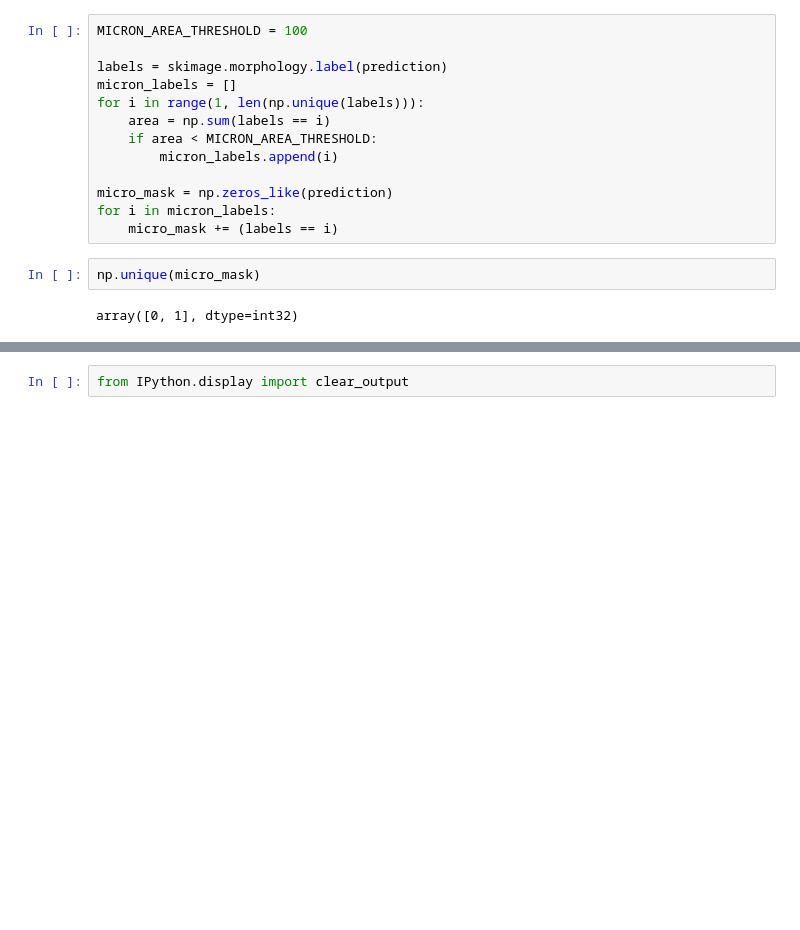
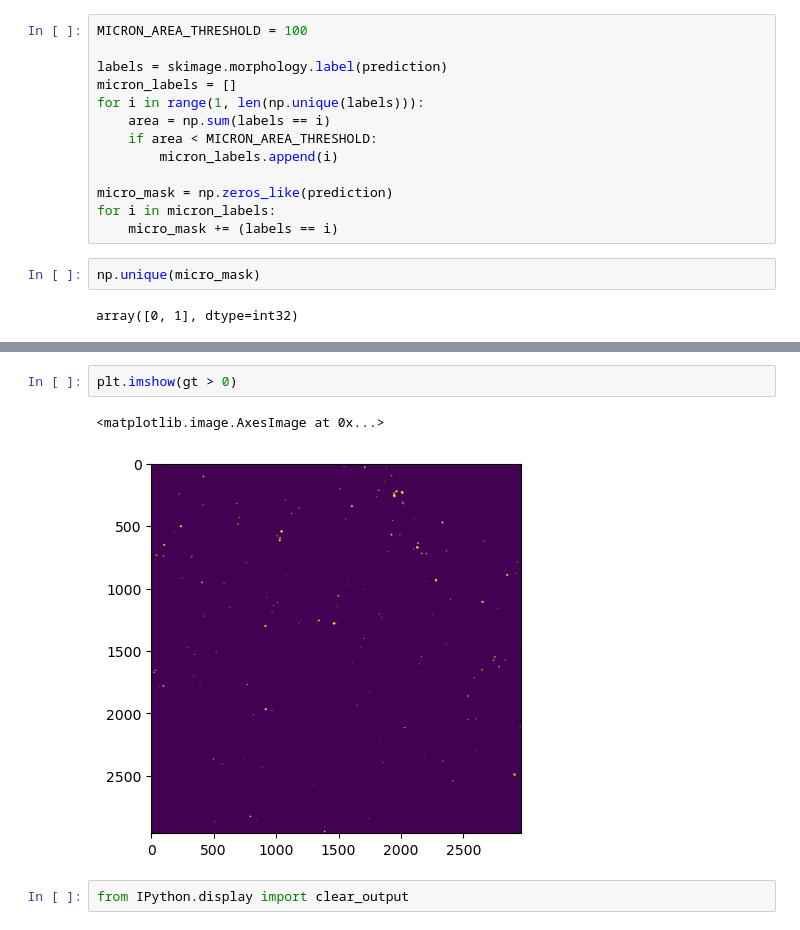
Before and after one commit to CaicedoLab/micronuclei-detection, a Jupyter notebook: baselines/finetune-microsam.ipynb, the cells around one changed output, grey strips where cells are left out. Drawn from its saved outputs; the diff is of its cells as text; blank space fills up the shorter version.

```diff
--- a/baselines/finetune-microsam.ipynb
+++ b/baselines/finetune-microsam.ipynb
@@ -314,3 +314,8 @@ plt.imshow(micro_mask)
+# %%
+plt.imshow(gt > 0)
+# %% [output]
+<matplotlib.image.AxesImage at 0x...>
+[figure, added]
 # %%
 from IPython.display import clear_output
 # %%
```
Also changed, not shown: parts of 17 cells of this notebook, 3 other files.
